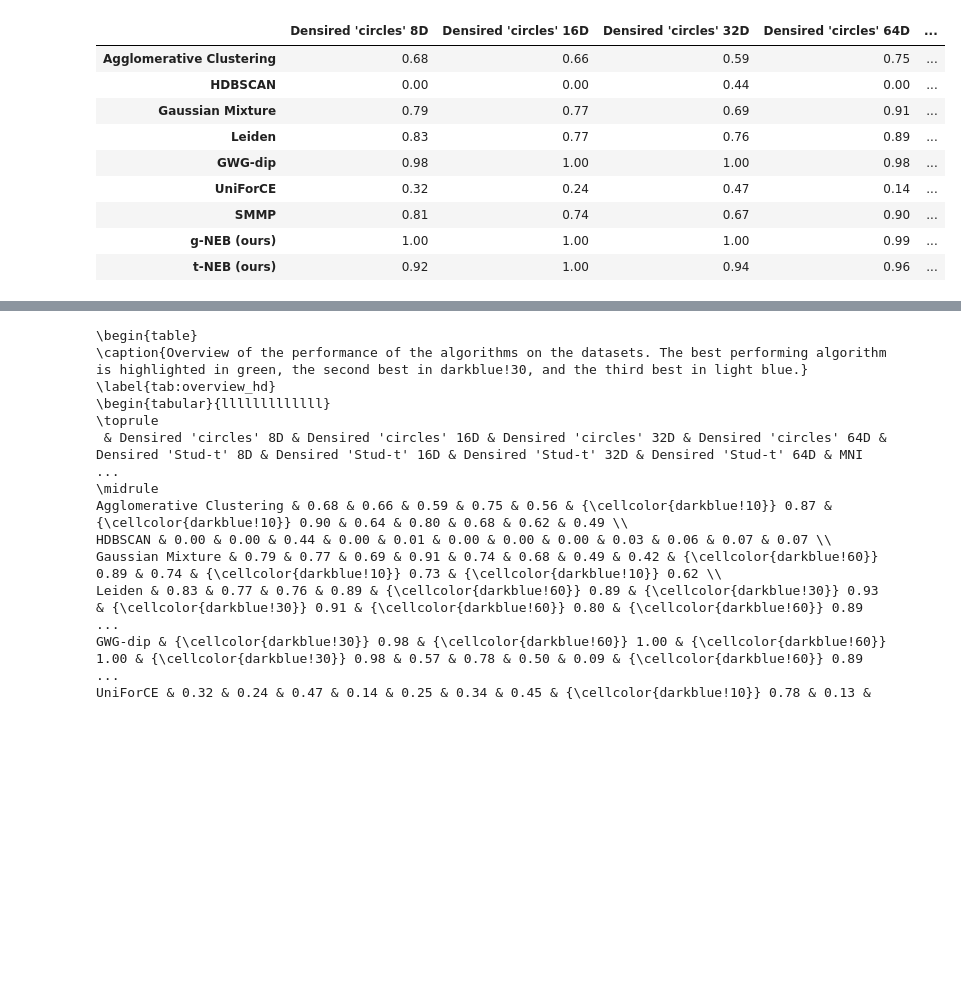
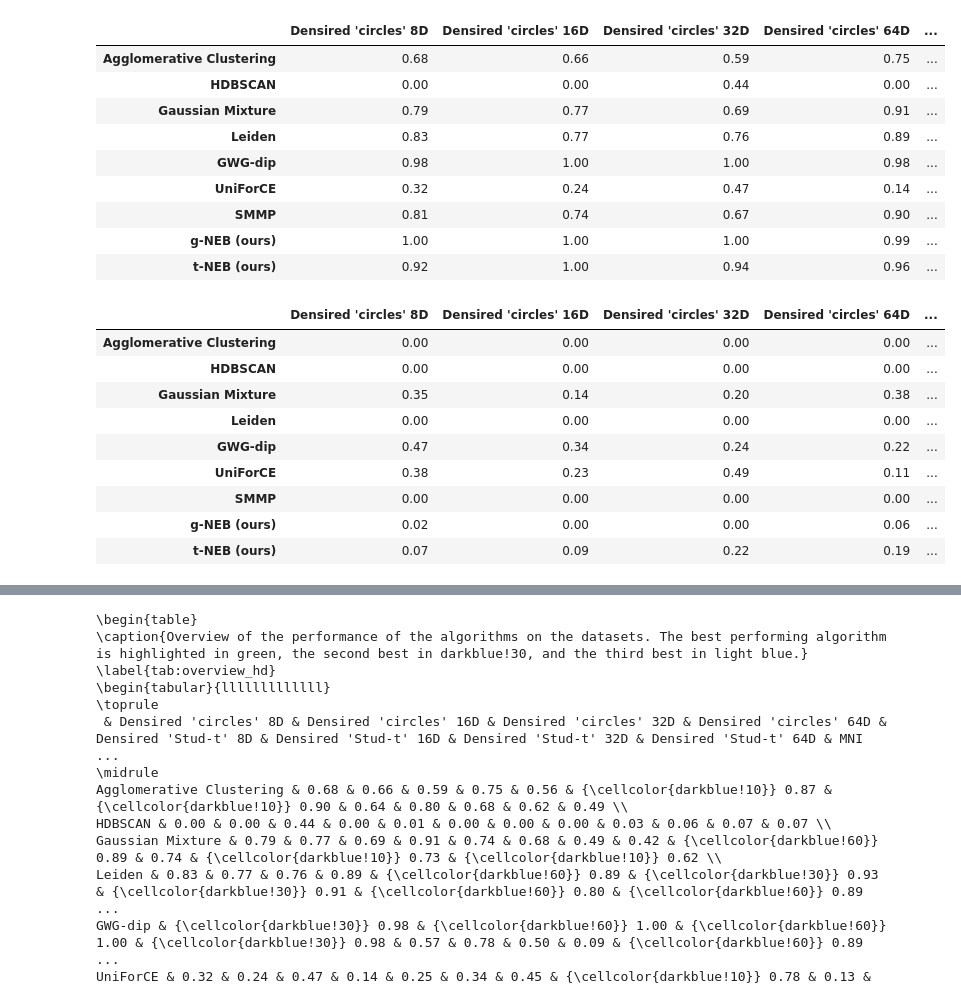
Before and after one commit to ecker-lab/tneb_clustering, a Jupyter notebook: paper_figures_and_tables/notebooks/table_ari.ipynb, the cells around one changed output, grey strips where cells are left out. Drawn from its saved outputs; the diff is of its cells as text; code cells hidden in the pictures; blank space fills up the shorter version.

```diff
--- a/paper_figures_and_tables/notebooks/table_ari.ipynb
+++ b/paper_figures_and_tables/notebooks/table_ari.ipynb
@@ -87,3 +108,16 @@ styled_df
 | SMMP | 0.81 | 0.74 | 0.67 | 0.90 | ... |
 | g-NEB (ours) | 1.00 | 1.00 | 1.00 | 0.99 | ... |
 | t-NEB (ours) | 0.92 | 1.00 | 0.94 | 0.96 | ... |
+# %%
+get_styled_table(data, lambda x: np.max(x)-np.min(x))
+# %% [output]
+|  | Densired 'circles' 8D | Densired 'circles' 16D | Densired 'circles' 32D | Densired 'circles' 64D | ... |
+| Agglomerative Clustering | 0.00 | 0.00 | 0.00 | 0.00 | ... |
+| HDBSCAN | 0.00 | 0.00 | 0.00 | 0.00 | ... |
+| Gaussian Mixture | 0.35 | 0.14 | 0.20 | 0.38 | ... |
+| Leiden | 0.00 | 0.00 | 0.00 | 0.00 | ... |
+| GWG-dip | 0.47 | 0.34 | 0.24 | 0.22 | ... |
+| UniForCE | 0.38 | 0.23 | 0.49 | 0.11 | ... |
+| SMMP | 0.00 | 0.00 | 0.00 | 0.00 | ... |
+| g-NEB (ours) | 0.02 | 0.00 | 0.00 | 0.06 | ... |
+| t-NEB (ours) | 0.07 | 0.09 | 0.22 | 0.19 | ... |
```
Also changed, not shown: parts of 6 cells of this notebook, 6 other files.
